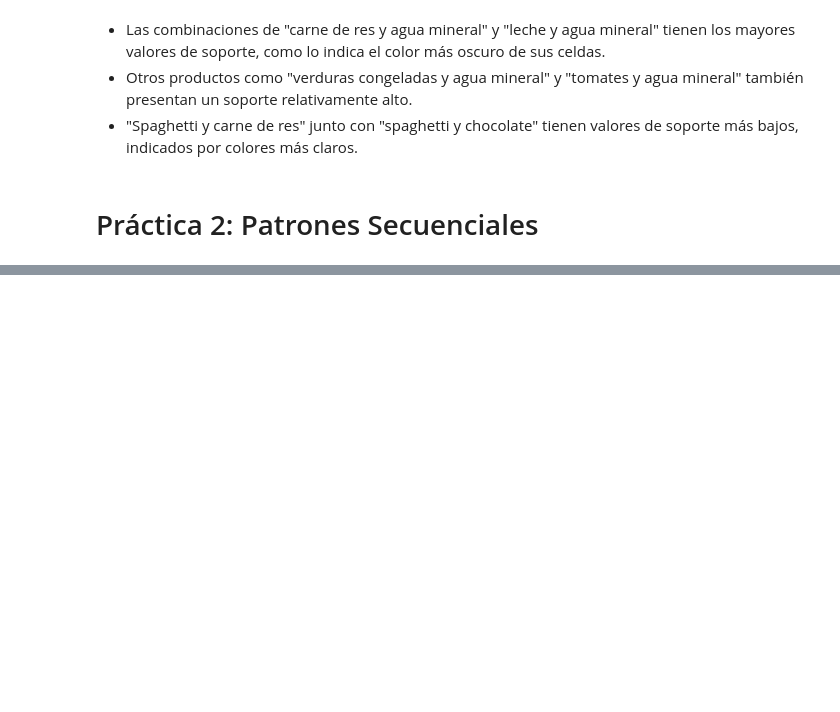
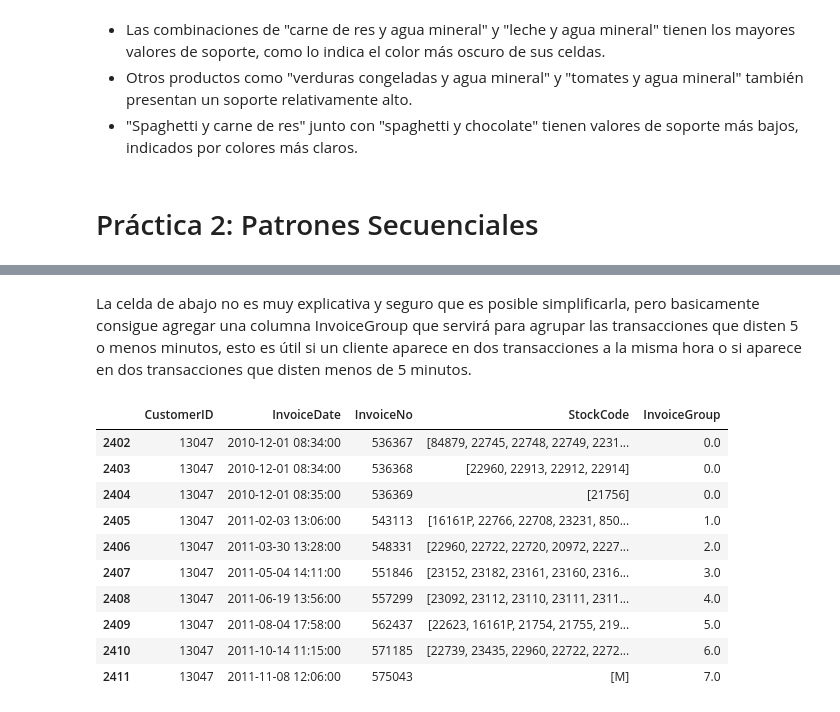
Before and after one commit to Alf-caput/LAB02_ReglasYPatronesSecuenciales, a Jupyter notebook: LAB02 Reglas de Asociación y Patrones Secuenciales.ipynb, the cells around one changed output, grey strips where cells are left out. Cells and saved outputs as stored; diff of their text form; code cells hidden in the pictures; blank space fills up the shorter version.

```diff
--- a/Practica_1_Reglas_de_Asociacion_Ruben.ipynb
+++ b/LAB02 Reglas de Asociación y Patrones Secuenciales.ipynb
@@ -290,0 +390,11 @@ plt.show()
+# %%
+df_negs = (
+    df
+    .loc[(df.loc[:, 'Quantity'] <= 0) | (df.loc[:, 'UnitPrice'] <= 0), :]
+)
+print(f"Entradas con cantidad o precio unidad negativas (o cero): {df_negs.shape[0]}")
+
+negs_ratio = round(len(df_negs)/len(df), 2)
+print(f"Ratio: {negs_ratio}")
+
+df_negs.head()
@@ -290,0 +413,3 @@ plt.show()
+# %%
+df_std = df.drop(df_negs.index)
+df_std.head()
@@ -290,0 +423,5 @@ plt.show()
+# %%
+import numpy as np
+df_invoice = df_std.groupby(['CustomerID', 'InvoiceDate', 'InvoiceNo'])['StockCode'].apply(lambda x: np.array(x)).reset_index()
+df_invoice.sort_values(by='CustomerID')
+df_invoice.head()
@@ -290,0 +435,31 @@ plt.show()
+# %% [markdown]
+La celda de abajo no es muy explicativa y seguro que es posible simplificarla, pero basicamente consigue agregar una columna InvoiceGroup que servirá para agrupar las transacciones que disten 5 o menos minutos, esto es útil si un cliente aparece en dos transacciones a la misma hora o si aparece en dos transacciones que disten menos de 5 minutos.
+# %%
+max_distance = pd.Timedelta(minutes=5)
+df_invoice_groupmin = pd.DataFrame(columns=df_invoice.columns)
+for customer in df_invoice.loc[:, 'CustomerID'].unique():
+    df_invoice_groupmin_customer = df_invoice.loc[df_invoice.loc[:, 'CustomerID'] == customer, :].copy(deep=True)
+    df_invoice_groupmin_customer.loc[:, 'InvoiceGroup'] = (
+        df_invoice_groupmin_customer
+        .sort_values('InvoiceDate')
+        .groupby('CustomerID')['InvoiceDate']
+        .diff()
+        .gt(max_distance)
+        .cumsum()
+    )
+    df_invoice_groupmin = pd.concat([df_invoice_groupmin, df_invoice_groupmin_customer])
+
+# Example customer=13047
+df_invoice_groupmin.loc[df_invoice_groupmin.loc[:, 'CustomerID'] == 13047, :]
+# %% [output]
+|  | CustomerID | InvoiceDate | InvoiceNo | StockCode | InvoiceGroup |
+| 2402 | 13047 | 2010-12-01 08:34:00 | 536367 | [84879, 22745, 22748, 22749, 2231... | 0.0 |
+| 2403 | 13047 | 2010-12-01 08:34:00 | 536368 | [22960, 22913, 22912, 22914] | 0.0 |
+| 2404 | 13047 | 2010-12-01 08:35:00 | 536369 | [21756] | 0.0 |
+| 2405 | 13047 | 2011-02-03 13:06:00 | 543113 | [16161P, 22766, 22708, 23231, 850... | 1.0 |
+| 2406 | 13047 | 2011-03-30 13:28:00 | 548331 | [22960, 22722, 22720, 20972, 2227... | 2.0 |
+| 2407 | 13047 | 2011-05-04 14:11:00 | 551846 | [23152, 23182, 23161, 23160, 2316... | 3.0 |
+| 2408 | 13047 | 2011-06-19 13:56:00 | 557299 | [23092, 23112, 23110, 23111, 2311... | 4.0 |
+| 2409 | 13047 | 2011-08-04 17:58:00 | 562437 | [22623, 16161P, 21754, 21755, 219... | 5.0 |
+| 2410 | 13047 | 2011-10-14 11:15:00 | 571185 | [22739, 23435, 22960, 22722, 2272... | 6.0 |
+| 2411 | 13047 | 2011-11-08 12:06:00 | 575043 | [M] | 7.0 |
```
Also changed, not shown: parts of 27 cells of this notebook, 2 other files.
